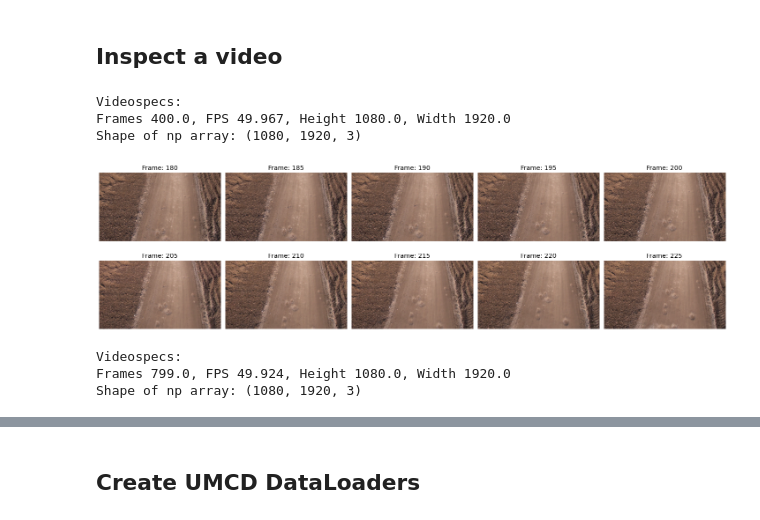
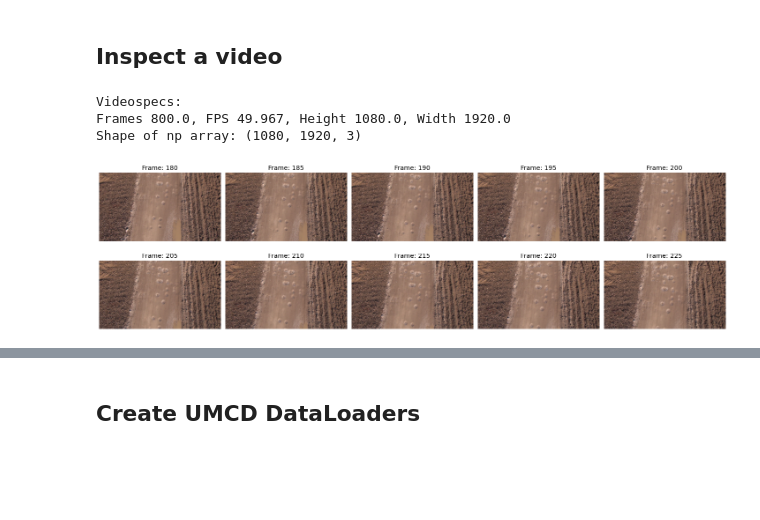
Before and after one commit to AndreassOlsson/drone-anomalydetection, a Jupyter notebook: UMCD_DataLoader.ipynb, the cells around one changed output, grey strips where cells are left out. Drawn from its saved outputs; the diff is of its cells as text; code cells hidden in the pictures; blank space fills up the shorter version.

```diff
--- a/UMCD_DataLoader.ipynb
+++ b/UMCD_DataLoader.ipynb
@@ -70,13 +71,10 @@ def inspect_video(video_path=None, cv2_videocapture=None, df=True, n_frames=10,
   if df: display_frames(cv2_videocapture=cap, n_frames=n_frames, starting_frame=starting_frame, interval=interval, n_cols=n_cols)
   else: cap.release()
 # %%
-inspect_video('/content/umcd-extracted/Normal/Dirt-18-nt.mp4', df=True, starting_frame=180, interval=5)
-inspect_video('/content/umcd-extracted/Normal/Dirt-15-nt.mp4', df=False, starting_frame=180, interval=5)
+# inspect_video('/content/umcd-extracted/Normal/Dirt-18-nt.mp4', df=True, starting_frame=180, interval=5)
+inspect_video('/content/umcd-extracted/Normal/Dirt-17-nt.mp4', df=True, starting_frame=180, interval=5)
 # %% [output]
 Videospecs:
-Frames 400.0, FPS 49.967, Height 1080.0, Width 1920.0
+Frames 800.0, FPS 49.967, Height 1080.0, Width 1920.0
 Shape of np array: (1080, 1920, 3)
-[figure, old version]
+[figure, new version]
-Videospecs:
-Frames 799.0, FPS 49.924, Height 1080.0, Width 1920.0
-Shape of np array: (1080, 1920, 3)
```
Also changed, not shown: parts of 30 cells of this notebook.
